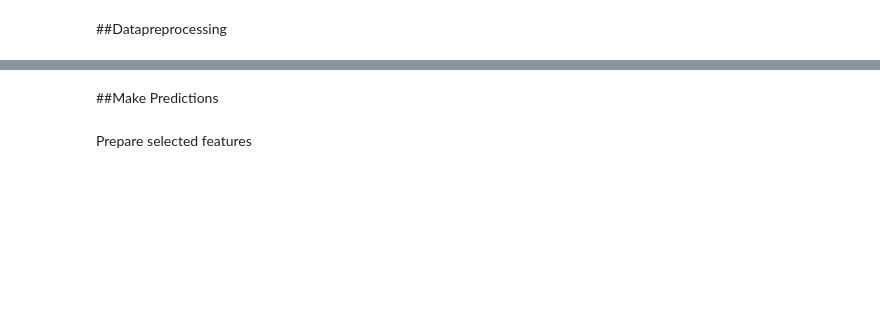
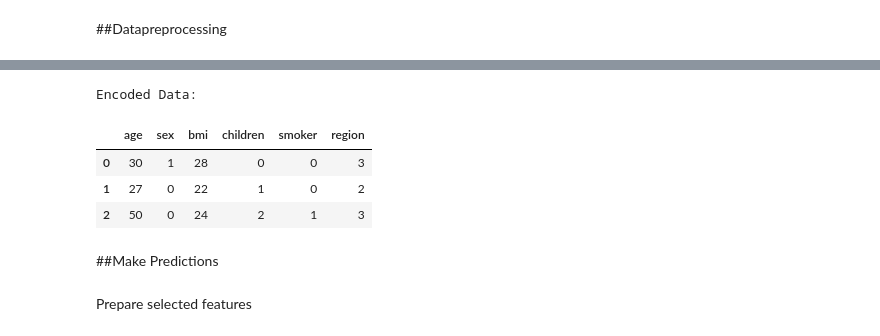
Before and after one commit to klbailey/ADA, a Jupyter notebook: Copy_of_Lab_26_Insurance_Clients.ipynb, the cells around one changed output, grey strips where cells are left out. Drawn from its saved outputs; the diff is of its cells as text; code cells hidden in the pictures; blank space fills up the shorter version.

```diff
--- a/Copy_of_Lab_26_Insurance_Clients.ipynb
+++ b/Copy_of_Lab_26_Insurance_Clients.ipynb
@@ -124,3 +114,24 @@ Classes for 'region': ['southeast' 'southwest']
+# %%
+
+# Initialize LabelEncoder for 'sex' and 'smoker' columns
+labelenc_sex = LabelEncoder()
+labelenc_smoker = LabelEncoder()
+
+# Fit and transform 'sex' and 'smoker' columns
+new_patients_df['sex'] = labelenc_sex.fit_transform(new_patients_df['sex'])
+new_patients_df['smoker'] = labelenc_smoker.fit_transform(new_patients_df['smoker'])
+
+# Display the updated DataFrame
+print("\nEncoded Data:")
+new_patients_df
+
+# female=0, male=1; not smoker=0, smoker=1; region [0='northeast' 1='northwest' 2='southeast' 3='southwest']
+# %% [output]
+Encoded Data:
+|  | age | sex | bmi | children | smoker | region |
+| 0 | 30 | 1 | 28 | 0 | 0 | 3 |
+| 1 | 27 | 0 | 22 | 1 | 0 | 2 |
+| 2 | 50 | 0 | 24 | 2 | 1 | 3 |
 # %% [markdown]
 ##Make Predictions
 # %% [markdown]
```
Also changed, not shown: parts of 6 cells of this notebook.
